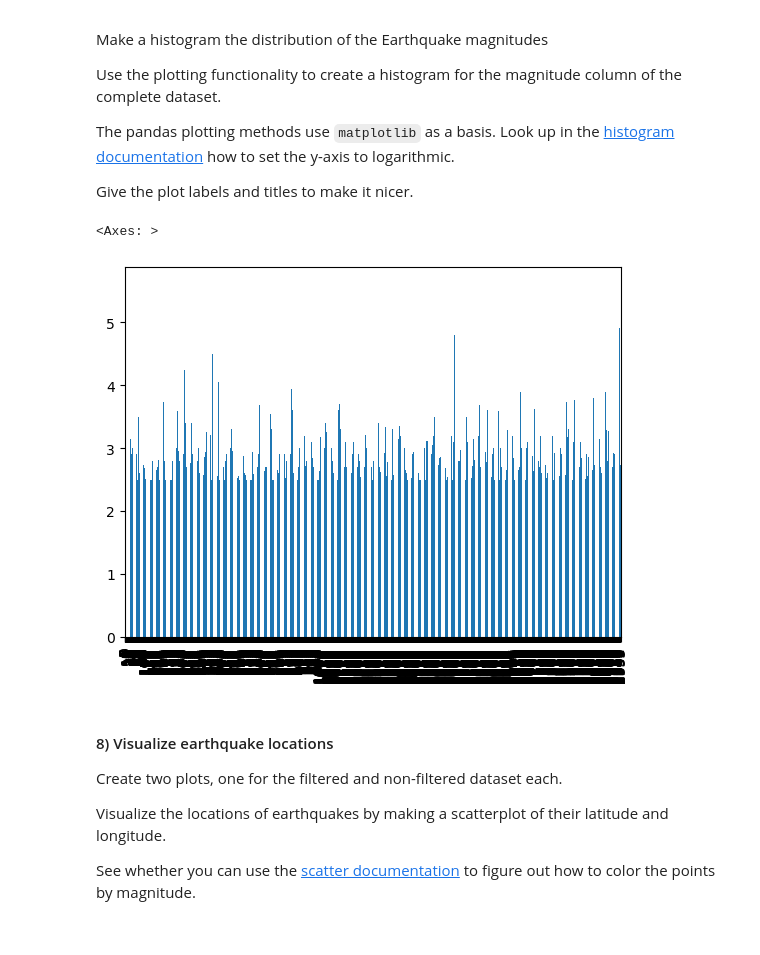
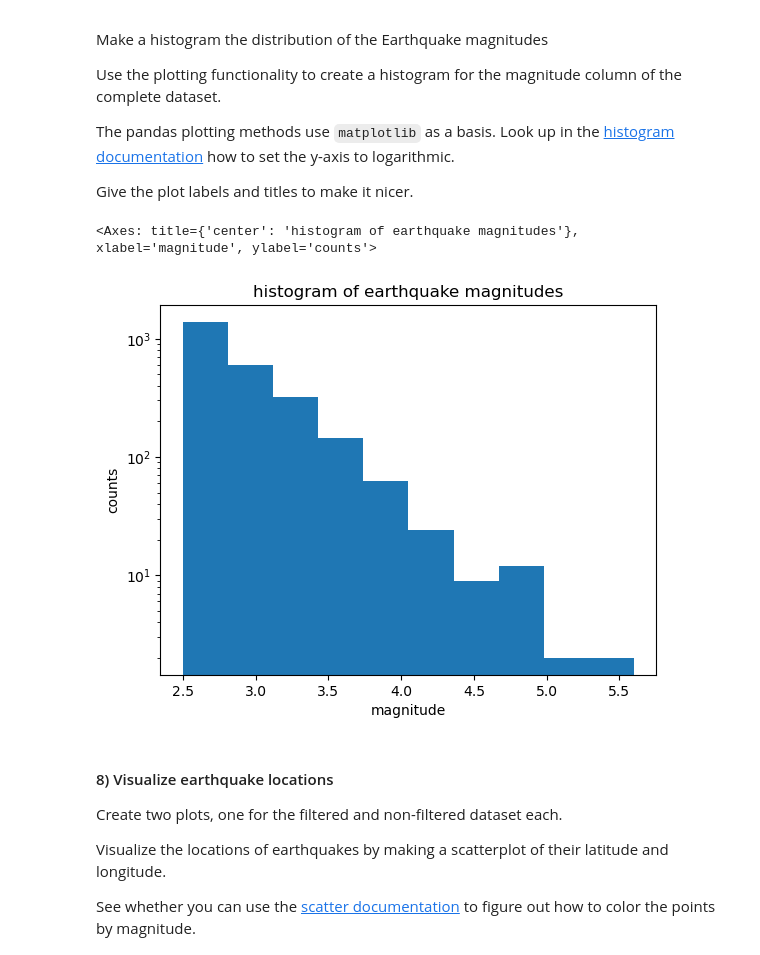
Before and after one commit to aimeeram/ISAT_420_S26_Shared, a Jupyter notebook: W4_Pandas_And_Environmental_Data/Code/w4_basic_pandas_practice.ipynb, the cells around one changed output. Cells and saved outputs as stored; diff of their text form; code cells hidden in the pictures.

```diff
--- a/W4_Pandas_And_Environmental_Data/Code/w4_basic_pandas_practice.ipynb
+++ b/W4_Pandas_And_Environmental_Data/Code/w4_basic_pandas_practice.ipynb
@@ -130,10 +124,12 @@ The pandas plotting methods use `matplotlib` as a basis. Look up in the [histogr
 
 Give the plot labels and titles to make it nicer.
 # %%
-df['mag'].plot(kind='bar')
+# df['mag'].plot(kind='bar')
+#log=true puts the counts on a logmarithic scale
+df['mag'].plot(kind='hist', bins=10, title='histogram of earthquake magnitudes', ylabel='counts',xlabel='magnitude', log=True)
 # %% [output]
-<Axes: >
+<Axes: title={'center': 'histogram of earthquake magnitudes'}, xlabel='magnitude', ylabel='counts'>
-[figure, old version]
+[figure, new version]
 # %% [markdown]
 #### 8) Visualize earthquake locations
 
```
Also changed, not shown: parts of 6 cells of this notebook, 1 other file.
